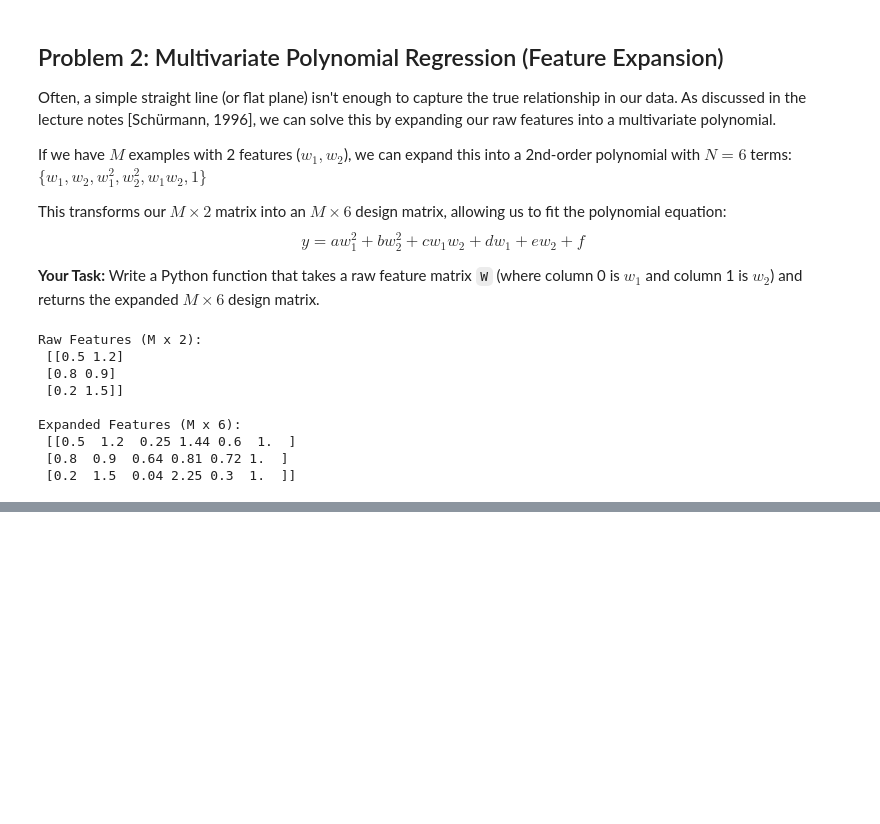
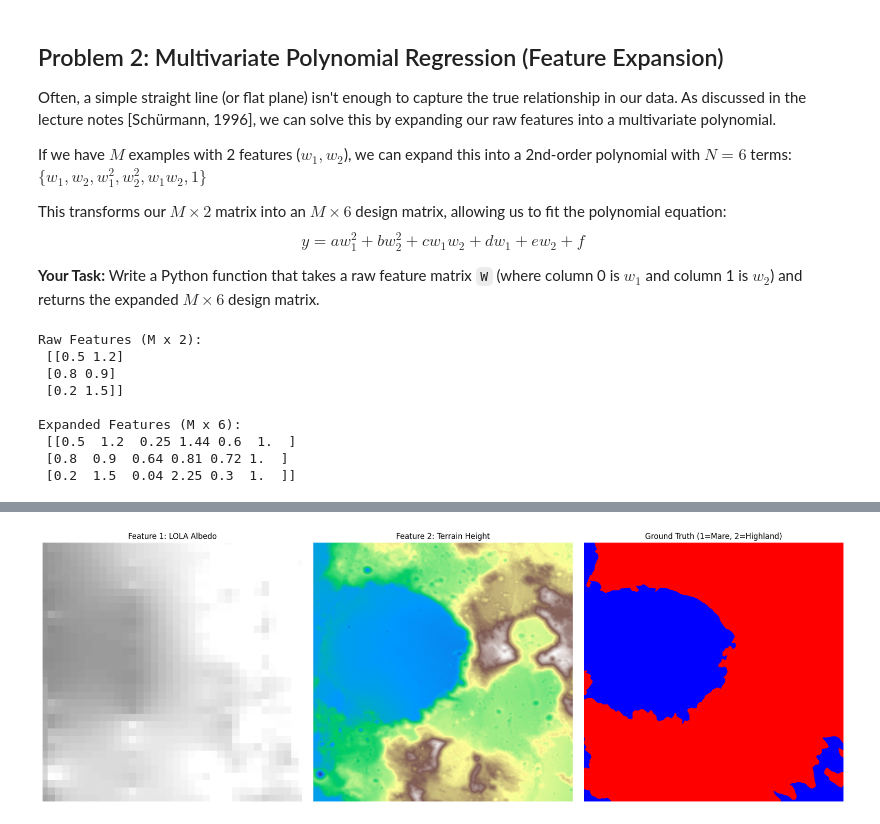
Before and after one commit to AGBV/data-science, a Jupyter notebook: exercise01.ipynb, the cells around one changed output, grey strips where cells are left out. Drawn from its saved outputs; the diff is of its cells as text; code cells hidden in the pictures; blank space fills up the shorter version.

```diff
--- a/exercise01.ipynb
+++ b/exercise01.ipynb
@@ -287,0 +242,26 @@ fig.show()
+# %%
+def stitch_image(raw_array):
+    # Reshape and block the chunks back into a 1280x1280 image
+    tiles = raw_array.reshape((5, 5, 256, 256))
+    grid = [ [tiles[x, y] for x in range(5)] for y in range(5) ]
+    return np.block(grid)
+
+fig, axes = plt.subplots(1, 3, figsize=(18, 6))
+
+# Use the W_raw and y_true arrays we already loaded
+axes[0].imshow(stitch_image(W_raw[:, 0]), cmap='gray', vmin=0.05, vmax=0.25)
+axes[0].set_title("Feature 1: LOLA Albedo")
+
+axes[1].imshow(stitch_image(W_raw[:, 1]), cmap='terrain')
+axes[1].set_title("Feature 2: Terrain Height")
+
+axes[2].imshow(stitch_image(y_true), cmap='bwr')
+axes[2].set_title("Ground Truth (1=Mare, 2=Highland)")
+
+for ax in axes:
+    ax.axis('off')
+
+plt.tight_layout()
+plt.show()
+# %% [output]
+[figure, added]
```
Also changed, not shown: parts of 3 cells of this notebook, 1 other file.
